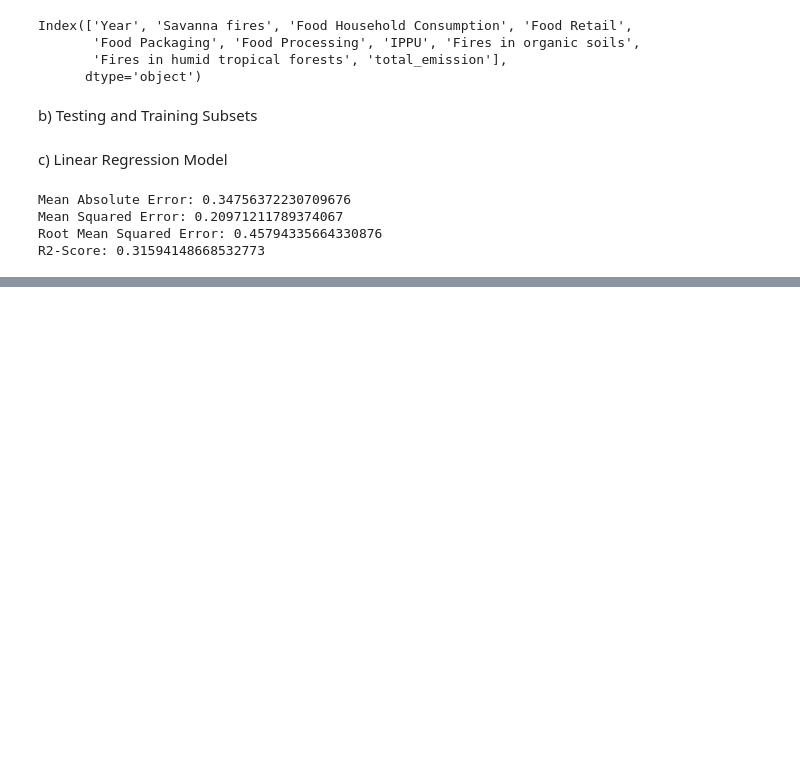
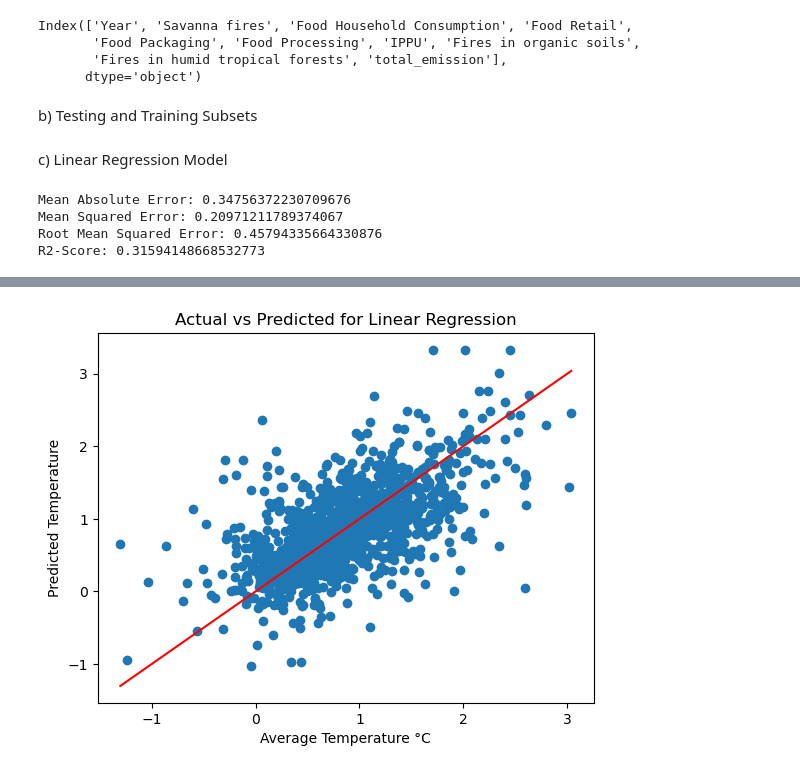
Before and after one commit to MikaelaThakur/2401PTDS_Regression_Project, a Jupyter notebook: Regression CO2 Project 2024 Final.ipynb, the cells around one changed output, grey strips where cells are left out. Cells and saved outputs as stored; diff of their text form; code cells hidden in the pictures; blank space fills up the shorter version.

```diff
--- a/Regression CO2 Project 2024 Final.ipynb
+++ b/Regression CO2 Project 2024 Final.ipynb
@@ -214,0 +268,10 @@ R2-Score: 0.31594148668532773
+# %%
+# Plotting the actual vs predicted for Decision Tree Model
+plt.scatter(y_test, y_pred2)
+plt.plot([min(y_test), max(y_test)], [min(y_test), max(y_test)], color='red')
+plt.xlabel('Average Temperature °C')
+plt.ylabel('Predicted Temperature')
+plt.title('Actual vs Predicted for Linear Regression')
+plt.show()
+# %% [output]
+[figure, added]
```
Also changed, not shown: parts of 18 cells of this notebook.
